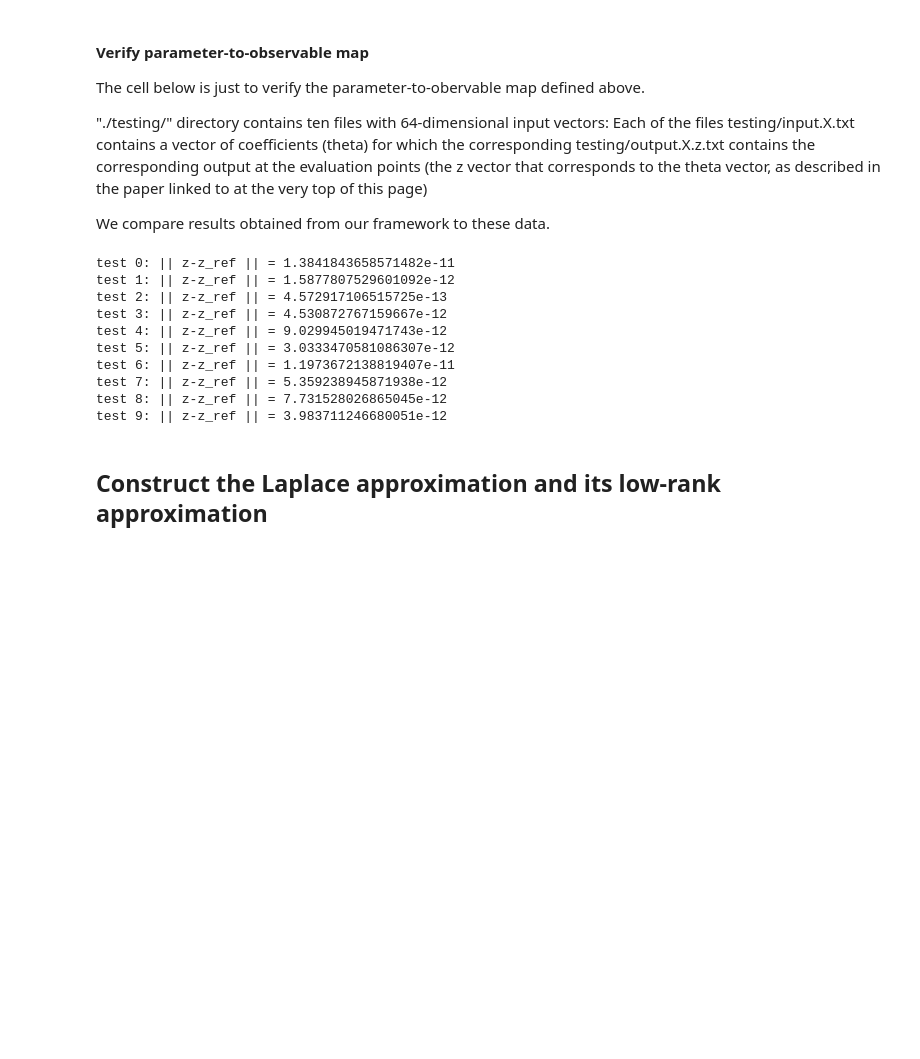
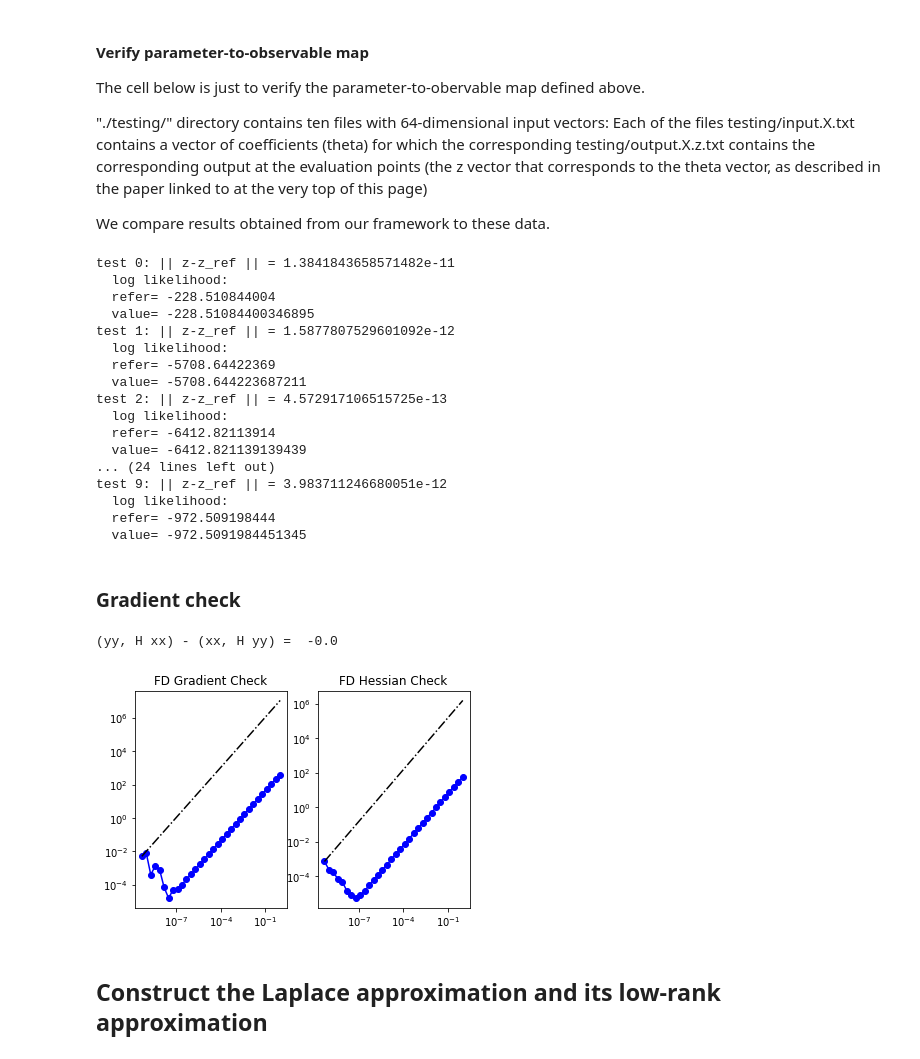
Before and after one commit to hippylib/hippylib2muq, a Jupyter notebook: examples/poisson_benchmark/poisson_benchmark.ipynb, the cells around one changed output. Drawn from its saved outputs; the diff is of its cells as text; code cells hidden in the pictures; blank space fills up the shorter version.

```diff
--- a/examples/poisson_benchmark/poisson_benchmark.ipynb
+++ b/examples/poisson_benchmark/poisson_benchmark.ipynb
@@ -554,39 +605,65 @@ The cell below is just to verify the parameter-to-obervable map defined above.
 
 We compare results obtained from our framework to these data.
 # %%
-def parm2obs(mvec, obs):
+def validation_likelihood(mvec):
+    obs = dl.Vector(misfit.B.mpi_comm())
+    misfit.B.init_vector(obs, 0)
+
     uvec = pde.generate_state()
-    m1 = pde.parameter_projection(mvec)
-    pde.solveFwd(uvec, [uvec, m1, None])
+    model.solveFwd(uvec, [uvec, mvec, None])
 
     misfit.B.mult(uvec, obs)
+    cost = model.misfit.cost([uvec, mvec, None])
+
+    return obs, -cost
+
 
 mvec = dl.Function(pde.Vh0).vector()
-obs = dl.Vector(misfit.B.mpi_comm())
-misfit.B.init_vector(obs, 0)
 for i in range(10):
     finput = "./testing/input.{}.txt".format(i)
     fzhat_refer = "./testing/output.{}.z.txt".format(i)
+    flike_refer = "./testing/output.{}.likelihood.txt".format(i)
     mi = np.loadtxt(finput)
     zhat_refer = np.loadtxt(fzhat_refer)
 
     # Luckily, dof of mvec is ordered in the same way as how the input data is saved.
     mvec[:] = np.log(mi)
-    parm2obs(mvec, obs)
+    obs, cost = validation_likelihood(mvec)
 
     diff = zhat_refer - obs[:]
     print ("test {0}: || z-z_ref || = {1}".format(i, np.linalg.norm(diff)))
+
+    # Check the log of likelihood.
+    likelihood_ref = np.loadtxt(flike_refer)
+    print("  log likelihood:")
+    print("  refer=", likelihood_ref)
+    print("  value=", cost)
 # %% [output]
 test 0: || z-z_ref || = 1.3841843658571482e-11
+  log likelihood:
+  refer= -228.510844004
+  value= -228.51084400346895
 test 1: || z-z_ref || = 1.5877807529601092e-12
+  log likelihood:
+  refer= -5708.64422369
+  value= -5708.644223687211
 test 2: || z-z_ref || = 4.572917106515725e-13
-test 3: || z-z_ref || = 4.530872767159667e-12
-test 4: || z-z_ref || = 9.029945019471743e-12
-test 5: || z-z_ref || = 3.0333470581086307e-12
-test 6: || z-z_ref || = 1.1973672138819407e-11
-test 7: || z-z_ref || = 5.359238945871938e-12
-test 8: || z-z_ref || = 7.731528026865045e-12
+  log likelihood:
+  refer= -6412.82113914
+  value= -6412.821139139439
+... (24 lines left out)
 test 9: || z-z_ref || = 3.983711246680051e-12
+  log likelihood:
+  refer= -972.509198444
+  value= -972.5091984451345
+# %% [markdown]
+### Gradient check
+# %%
+m0 = dl.interpolate(dl.Expression("sin(x[0])", degree=5), Vh[hl.PARAMETER])
+_ = hl.modelVerify(model, m0.vector())
+# %% [output]
+(yy, H xx) - (xx, H yy) =  -0.0
+[figure, added]
 # %% [markdown]
 ## Construct the Laplace approximation and its low-rank approximation
 # %%
```
Also changed, not shown: parts of 20 cells of this notebook, 21 other files.
